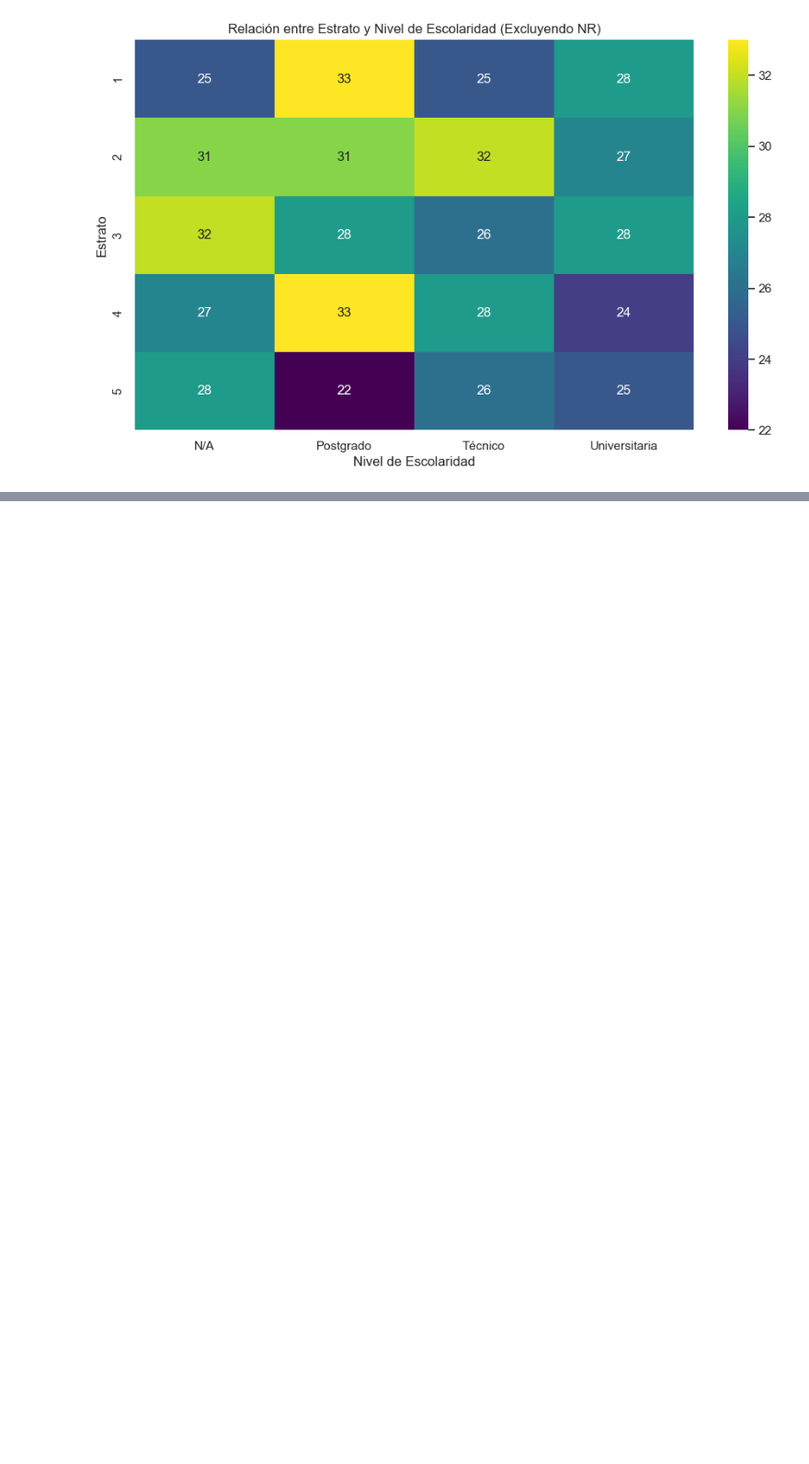
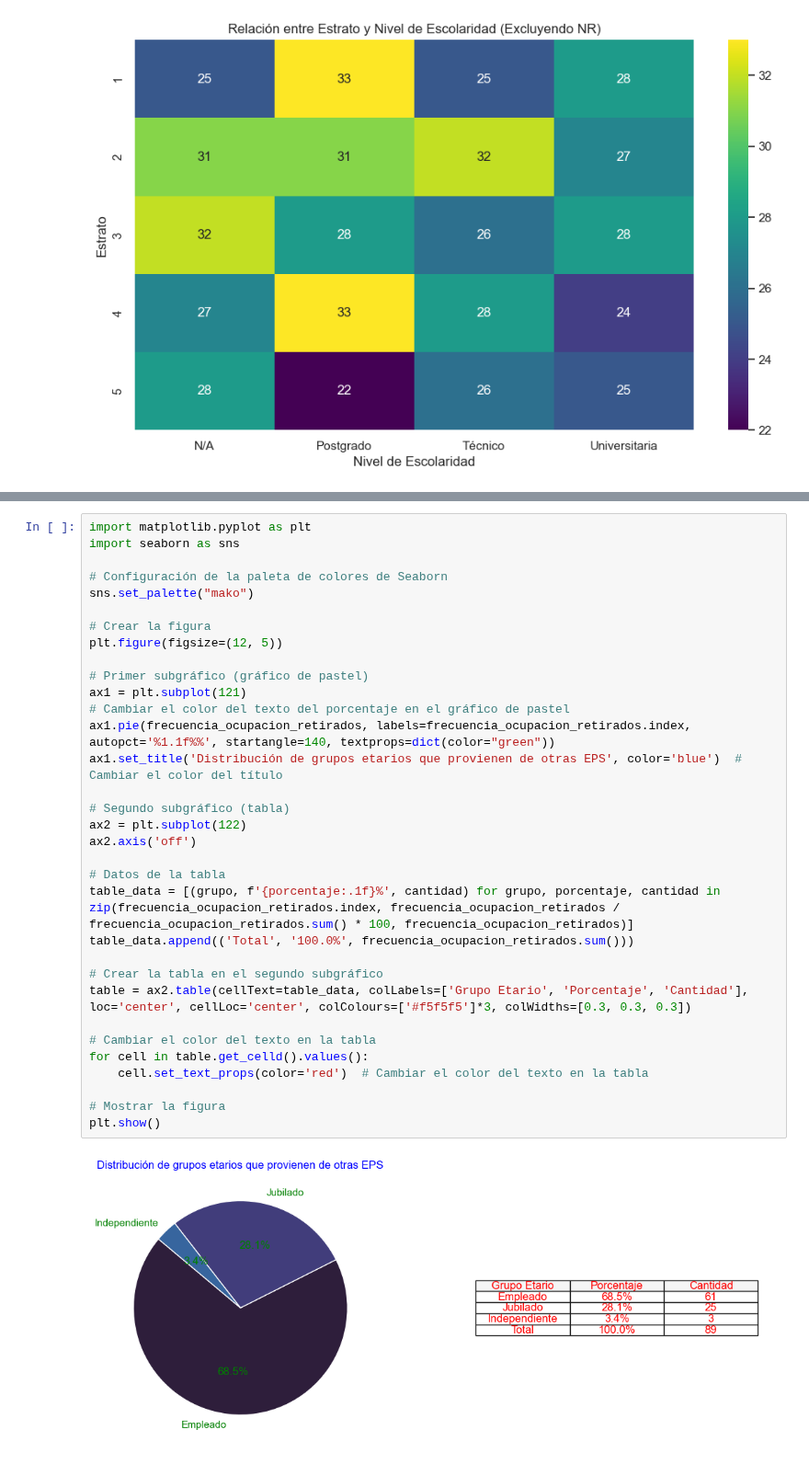
Before and after one commit to Jujo2040751/Proyecto-DataScience, a Jupyter notebook: proy.ipynb, the cells around one changed output, grey strips where cells are left out. Shown at 92% size. Drawn from its saved outputs; the diff is of its cells as text; blank space fills up the shorter version.

```diff
--- a/proy.ipynb
+++ b/proy.ipynb
@@ -445,0 +587,35 @@ plt.show()
+# %%
+import matplotlib.pyplot as plt
+import seaborn as sns
+
+# Configuración de la paleta de colores de Seaborn
+sns.set_palette("mako")
+
+# Crear la figura
+plt.figure(figsize=(12, 5))
+
+# Primer subgráfico (gráfico de pastel)
+ax1 = plt.subplot(121)
+# Cambiar el color del texto del porcentaje en el gráfico de pastel
+ax1.pie(frecuencia_ocupacion_retirados, labels=frecuencia_ocupacion_retirados.index, autopct='%1.1f%%', startangle=140, textprops=dict(color="green"))
+ax1.set_title('Distribución de grupos etarios que provienen de otras EPS', color='blue')  # Cambiar el color del título
+
+# Segundo subgráfico (tabla)
+ax2 = plt.subplot(122)
+ax2.axis('off')
+
+# Datos de la tabla
+table_data = [(grupo, f'{porcentaje:.1f}%', cantidad) for grupo, porcentaje, cantidad in zip(frecuencia_ocupacion_retirados.index, frecuencia_ocupacion_retirados / frecuencia_ocupacion_retirados.sum() * 100, frecuencia_ocupacion_retirados)]
+table_data.append(('Total', '100.0%', frecuencia_ocupacion_retirados.sum()))
+
+# Crear la tabla en el segundo subgráfico
+table = ax2.table(cellText=table_data, colLabels=['Grupo Etario', 'Porcentaje', 'Cantidad'], loc='center', cellLoc='center', colColours=['#f5f5f5']*3, colWidths=[0.3, 0.3, 0.3])
+
+# Cambiar el color del texto en la tabla
+for cell in table.get_celld().values():
+    cell.set_text_props(color='red')  # Cambiar el color del texto en la tabla
+
+# Mostrar la figura
+plt.show()
+# %% [output]
+[figure, added]
```
Also changed, not shown: parts of 11 cells of this notebook.
